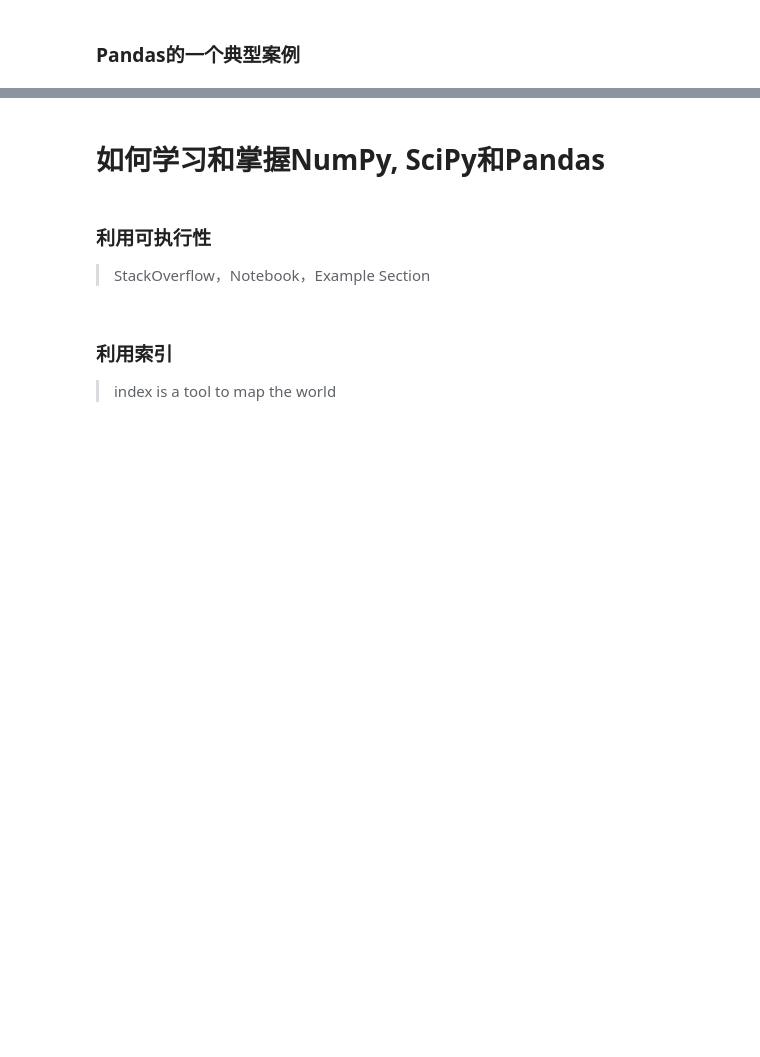
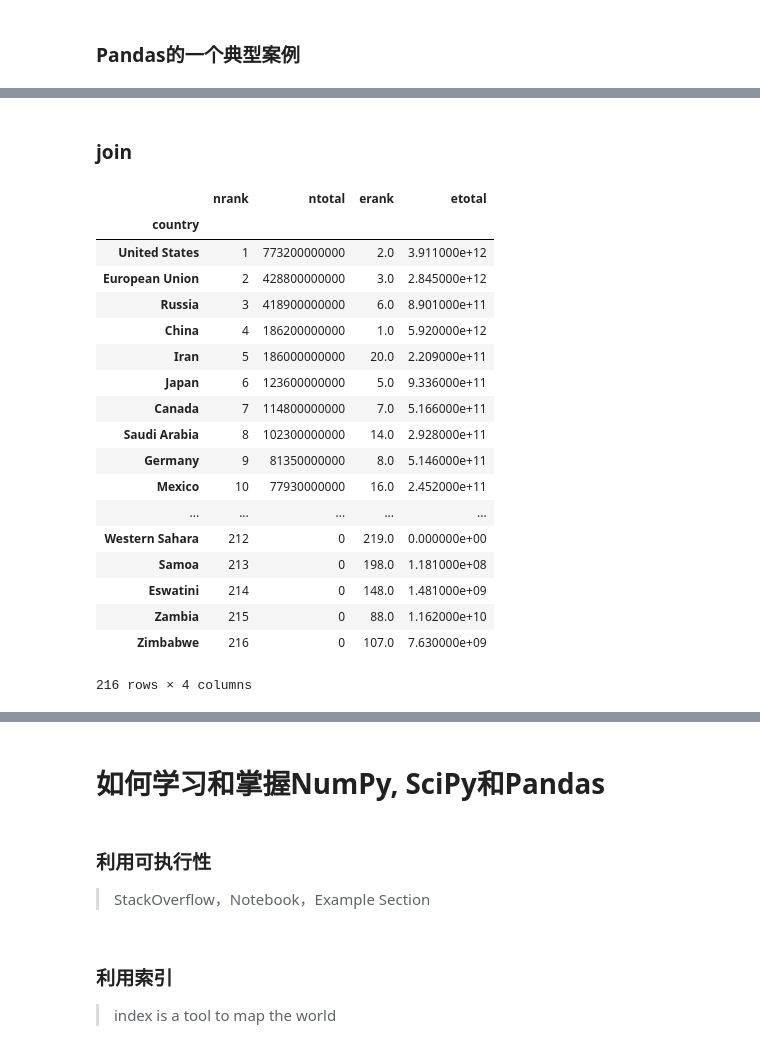
Before and after one commit to shaiic/AI-training, a Jupyter notebook: 1.Notebooks/4.Lesson-Docs/lesson-Python语言导论.04-科学计算.ipynb, the cells around one changed output, grey strips where cells are left out. Cells and saved outputs as stored; diff of their text form; code cells hidden in the pictures; blank space fills up the shorter version.

Commit message:
pandas

```diff
--- a/1.Notebooks/4.Lesson-Docs/lesson-Python语言导论.04-科学计算.ipynb
+++ b/1.Notebooks/4.Lesson-Docs/lesson-Python语言导论.04-科学计算.ipynb
@@ -593,0 +966,12 @@ Pandas 纳入了最具有统计意味的工具包，大量库和一些标准的
+# %%
+import ssl
+ssl._create_default_https_context = ssl._create_unverified_context
+
+import pandas as pd
+
+electricity_consuming = pd.read_csv('https://www.cia.gov/library/publications/the-world-factbook/rankorder/rawdata_2233.txt',
+                                    delimiter='\s{2,}', engine='python', header=None,
+                                    names=['erank', 'country', 'etotal'], thousands=',')
+nature_gas_consuming = pd.read_csv('https://www.cia.gov/library/publications/the-world-factbook/rankorder/rawdata_2250.txt',
+                                   delimiter='\s{2,}', engine='python', header=None,
+                                   names=['nrank', 'country', 'ntotal'], thousands=',')
@@ -593,0 +1041,25 @@ Pandas 纳入了最具有统计意味的工具包，大量库和一些标准的
+# %% [markdown]
+### join
+# %%
+energy_consuming = nature_gas_consuming.set_index('country').join(electricity_consuming.set_index('country'))
+energy_consuming
+# %% [output]
+|  | nrank | ntotal | erank | etotal |
+| country |  |  |  |  |
+| United States | 1 | 773200000000 | 2.0 | 3.911000e+12 |
+| European Union | 2 | 428800000000 | 3.0 | 2.845000e+12 |
+| Russia | 3 | 418900000000 | 6.0 | 8.901000e+11 |
+| China | 4 | 186200000000 | 1.0 | 5.920000e+12 |
+| Iran | 5 | 186000000000 | 20.0 | 2.209000e+11 |
+| Japan | 6 | 123600000000 | 5.0 | 9.336000e+11 |
+| Canada | 7 | 114800000000 | 7.0 | 5.166000e+11 |
+| Saudi Arabia | 8 | 102300000000 | 14.0 | 2.928000e+11 |
+| Germany | 9 | 81350000000 | 8.0 | 5.146000e+11 |
+| Mexico | 10 | 77930000000 | 16.0 | 2.452000e+11 |
+| ... | ... | ... | ... | ... |
+| Western Sahara | 212 | 0 | 219.0 | 0.000000e+00 |
+| Samoa | 213 | 0 | 198.0 | 1.181000e+08 |
+| Eswatini | 214 | 0 | 148.0 | 1.481000e+09 |
+| Zambia | 215 | 0 | 88.0 | 1.162000e+10 |
+| Zimbabwe | 216 | 0 | 107.0 | 7.630000e+09 |
+216 rows × 4 columns
```
Also changed, not shown: parts of 54 cells of this notebook.
